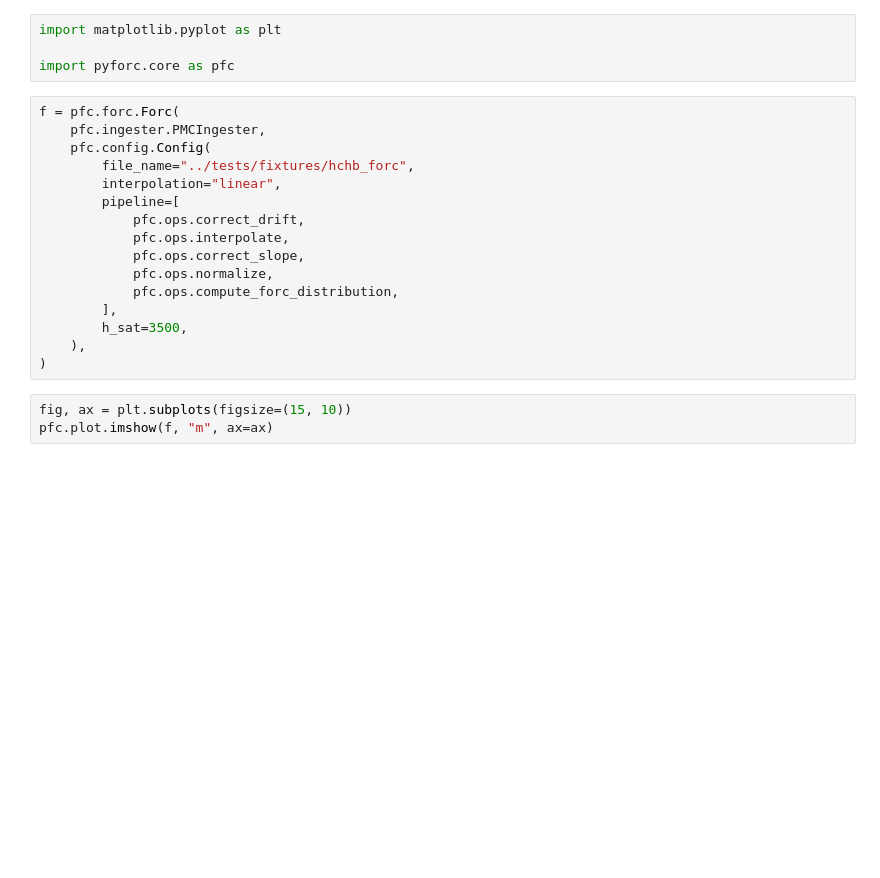
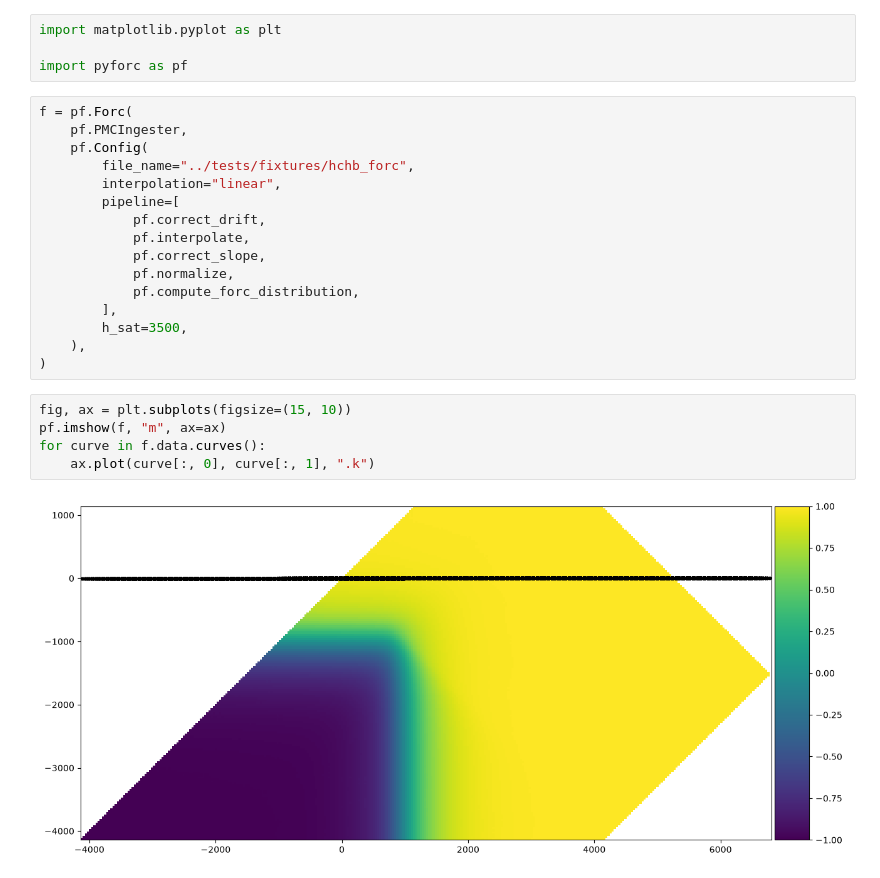
Before and after one commit to peytondmurray/pyforc, a Jupyter notebook: examples/plotting.ipynb, the cells around one changed output. Drawn from its saved outputs; the diff is of its cells as text; blank space fills up the shorter version.

```diff
--- a/examples/plotting.ipynb
+++ b/examples/plotting.ipynb
@@ -1,24 +1,28 @@
 # %%
 import matplotlib.pyplot as plt
 
-import pyforc.core as pfc
+import pyforc as pf
 # %%
-f = pfc.forc.Forc(
-    pfc.ingester.PMCIngester,
-    pfc.config.Config(
+f = pf.Forc(
+    pf.PMCIngester,
+    pf.Config(
         file_name="../tests/fixtures/hchb_forc",
         interpolation="linear",
         pipeline=[
-            pfc.ops.correct_drift,
-            pfc.ops.interpolate,
-            pfc.ops.correct_slope,
-            pfc.ops.normalize,
-            pfc.ops.compute_forc_distribution,
+            pf.correct_drift,
+            pf.interpolate,
+            pf.correct_slope,
+            pf.normalize,
+            pf.compute_forc_distribution,
         ],
         h_sat=3500,
     ),
 )
 # %%
 fig, ax = plt.subplots(figsize=(15, 10))
-pfc.plot.imshow(f, "m", ax=ax)
+pf.imshow(f, "m", ax=ax)
+for curve in f.data.curves():
+    ax.plot(curve[:, 0], curve[:, 1], ".k")
+# %% [output]
+[figure, added]
 # %%
```
Also changed, not shown: parts of 6 cells of this notebook, 2 other files.
